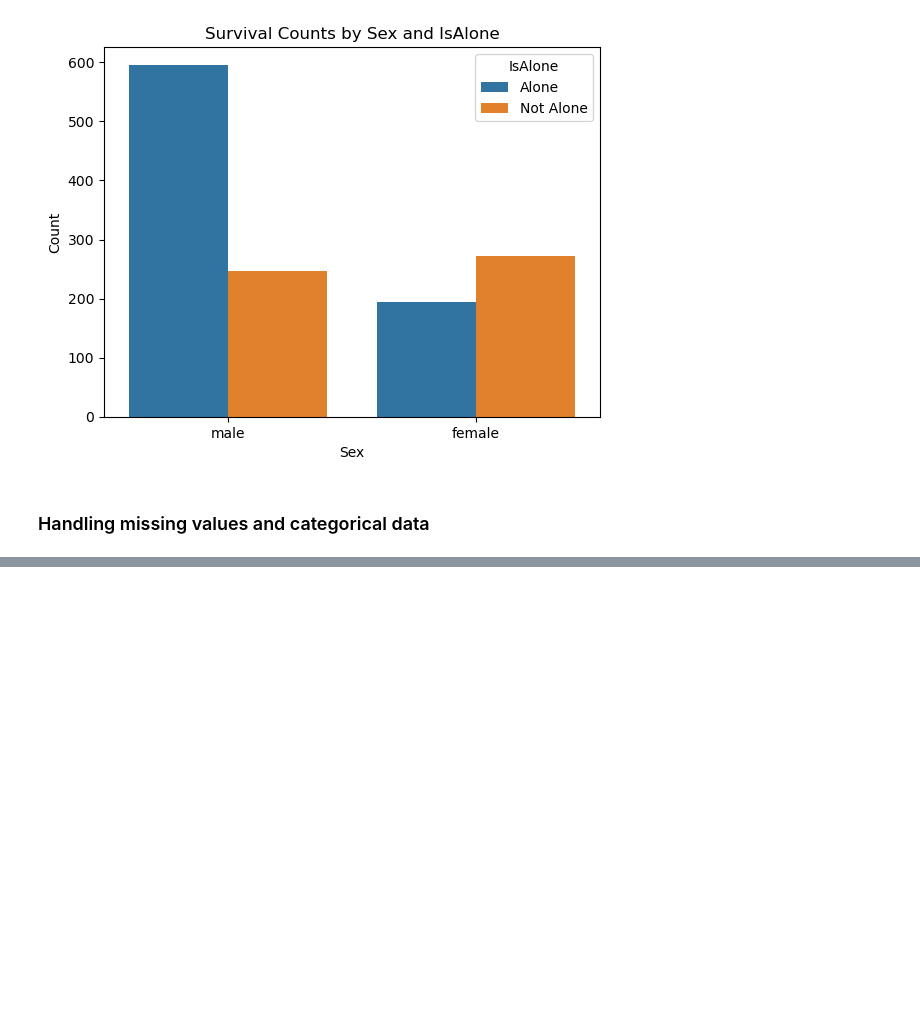
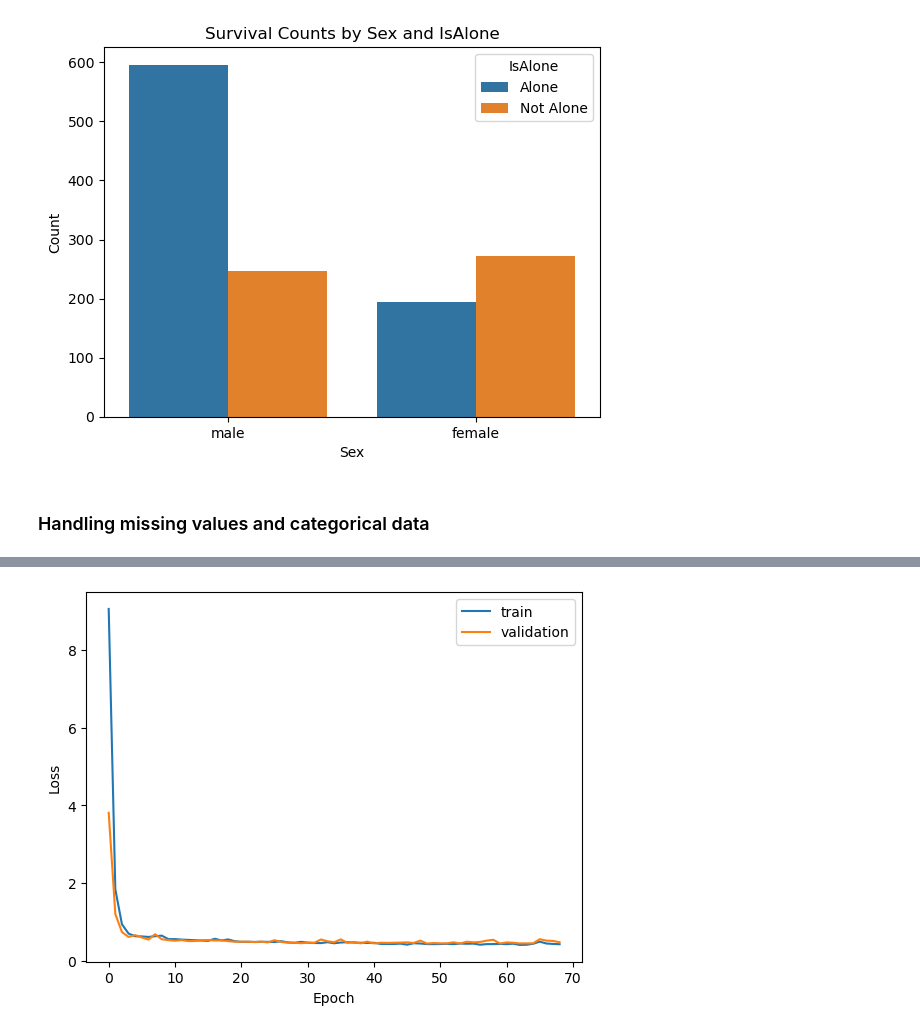
Before and after one commit to ileri-oluwa-kiiye/titanic, a Jupyter notebook: model.ipynb, the cells around one changed output, grey strips where cells are left out. Saved outputs shown, nothing was run; the diff lists cells and outputs as text; code cells hidden in the pictures; blank space fills up the shorter version.

```diff
--- a/model.ipynb
+++ b/model.ipynb
@@ -128,0 +144,7 @@ all_data
+# %%
+#Split the data back into train and test data
+train_data = all_data[all_data['Survived'].notnull()]
+test_data = all_data[all_data['Survived'].isnull()]
+test_data = test_data.drop('Survived', axis=1)
+
+test_data.head()
@@ -128,0 +159,8 @@ all_data
+# %%
+#Split the train data into features and target
+X = train_data.drop('Survived', axis=1)
+y = train_data['Survived']
+
+#Split the data into training and validation sets
+from sklearn.model_selection import train_test_split
+X_train, X_val, y_train, y_val = train_test_split(X, y, test_size=0.2, random_state=42)
@@ -128,0 +189,20 @@ all_data
+# %%
+early_stopping = EarlyStopping(
+    min_delta=0.001,
+    patience=20,
+    restore_best_weights=True
+)
+
+X_train = X_train.astype(np.float32)
+X_val = X_val.astype(np.float32)
+y_train = y_train.astype(np.int32)
+y_val = y_val.astype(np.int32)
+
+survived = model.fit(
+    X_train,
+    y_train,
+    validation_data=(X_val, y_val),
+    epochs=100,
+    batch_size=32,
+    callbacks=[early_stopping]
+)
@@ -128,0 +234,10 @@ all_data
+# %%
+#Plot the training and validation loss
+plt.plot(survived.history['loss'], label='train')
+plt.plot(survived.history['val_loss'], label='validation')
+plt.xlabel('Epoch')
+plt.ylabel('Loss')
+plt.legend()
+plt.show()
+# %% [output]
+[figure, added]
```
Also changed, not shown: parts of 9 cells of this notebook, 1 other file.
